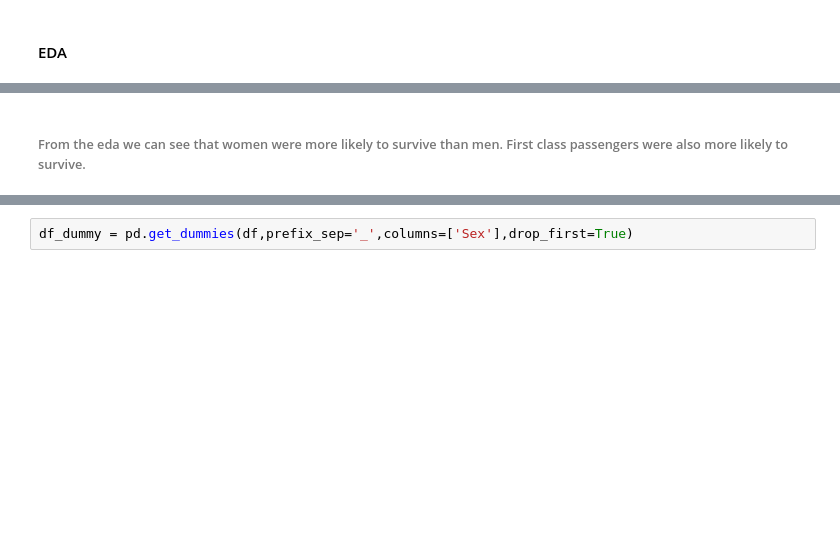
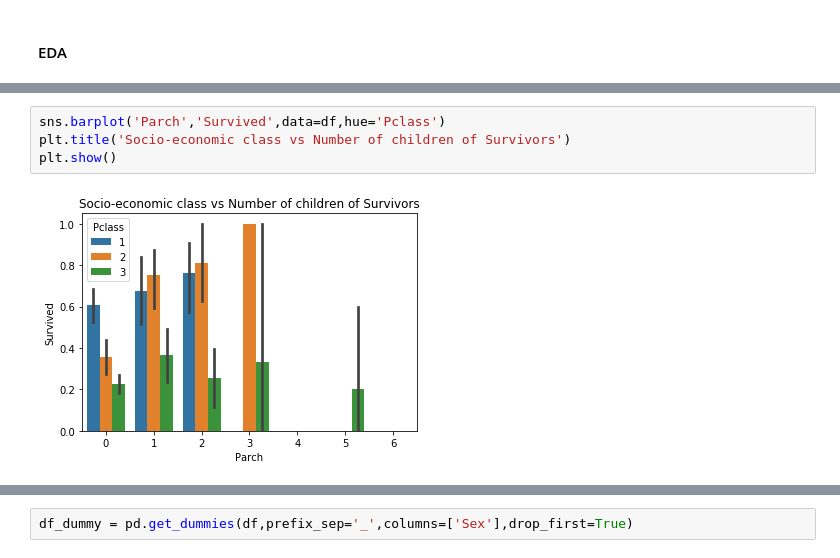
Before and after one commit to LordeUnicorn/logistic_regression, a Jupyter notebook: logistic.ipynb, the cells around one changed output, grey strips where cells are left out. Saved outputs shown, nothing was run; the diff lists cells and outputs as text; blank space fills up the shorter version.

```diff
--- a/logistic.ipynb
+++ b/logistic.ipynb
@@ -91,2 +115,6 @@ for i in df[col]:
-# %% [markdown]
-###### From the eda we can see that women were more likely to survive than men. First class passengers were also more likely to survive.
+# %%
+sns.barplot('Parch','Survived',data=df,hue='Pclass')
+plt.title('Socio-economic class vs Number of children of Survivors')
+plt.show()
+# %% [output]
+[figure, added]
```
Also changed, not shown: parts of 29 cells of this notebook.
